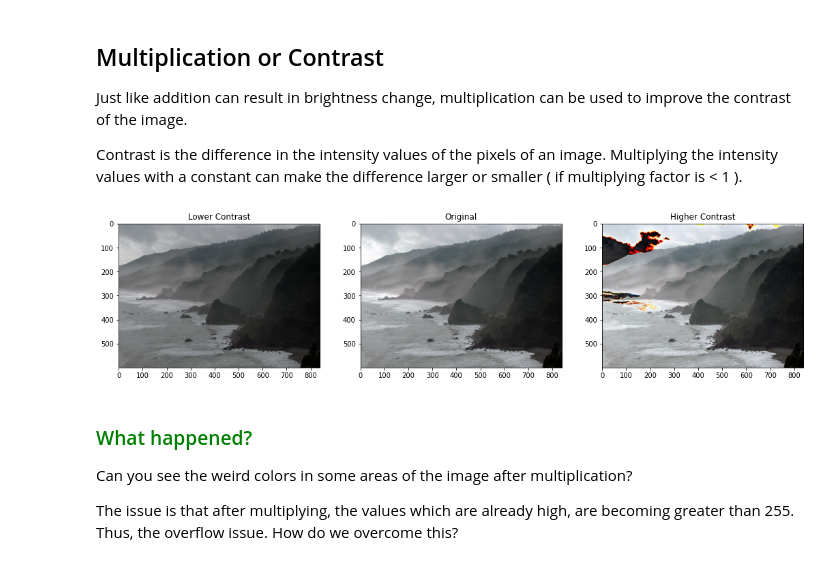
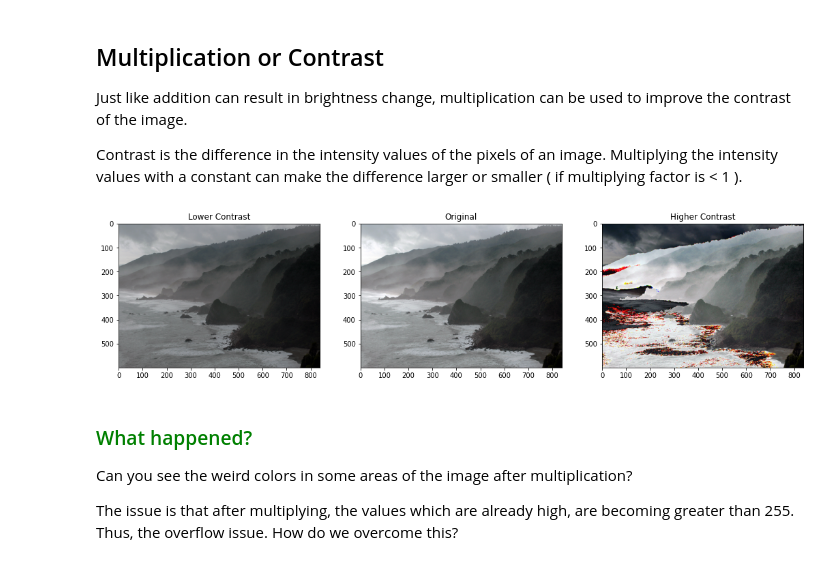
Before and after one commit to rcanzlovar/Jupyterdocs, a Jupyter notebook: openCV_04_Basic_Image_Enhancement_Mathematical_Operations.ipynb, the cells around one changed output. Saved outputs shown, nothing was run; the diff lists cells and outputs as text; code cells hidden in the pictures.

```diff
--- a/openCV_04_Basic_Image_Enhancement_Mathematical_Operations.ipynb
+++ b/openCV_04_Basic_Image_Enhancement_Mathematical_Operations.ipynb
@@ -1,20 +1,27 @@
 # %% [markdown]
 <a href="https://colab.research.google.com/github/rcanzlovar/Jupyterdocs/blob/master/openCV_04_Basic_Image_Enhancement_Mathematical_Operations.ipynb" target="_parent"><img src="https://colab.research.google.com/assets/colab-badge.svg" alt="Open In Colab"/></a>
 # %%
-import os
+#import os
+from os import listdir,makedirs
+from os.path import isfile, join
+
 from google.colab import drive
 
-mysubdir = 'opencv'
+myworkdir = 'opencv'
+
+googleroot = '/content/drive'
 # This will ask you to go to a link and get an authorization code
 # to let the coviddata folder get synced to your Google Drive
-drive.mount('/content/drive')
+drive.mount(googleroot)
 
-!if [ ! -d '/content/drive/My Drive/'+mysubdir  ] ;  then  mkdir '/content/drive/My\ Drive/'+mysubdir   ; echo "made "+mysubdir+" dir on drive"; fi
-dir = '/content/drive/My Drive/opencv/'
+driveroot = googleroot + "/My Drive"
+dir = mypath = driveroot + "/" + myworkdir + "/"
 
+try:
+    makedirs(mypath, exist_ok=True)
+except OSError as error:
+    print(error)
 
+onlyfiles = [f for f in listdir(dir) if isfile(join(dir, f))]
 
-from os import listdir
-from os.path import isfile, join
-onlyfiles = [f for f in listdir(dir) if isfile(join(dir, f))]
-print (onlyfiles)
+print('\n'.join(map(str, onlyfiles)))
@@ -103,18 +91,18 @@ Just like addition can result in brightness change, multiplication can be used t
 Contrast is the difference in the intensity values of the pixels of an image. Multiplying the intensity values with a constant can make the difference larger or smaller ( if multiplying factor is < 1 ).
 # %%
 matrix1 = np.ones(img_rgb.shape) * .8
-matrix2 = np.ones(img_rgb.shape) * 1.2
+matrix2 = np.ones(img_rgb.shape) * 1.6
 
 img_rgb_darker   = np.uint8(cv2.multiply(np.float64(img_rgb), matrix1))
 img_rgb_brighter = np.uint8(cv2.multiply(np.float64(img_rgb), matrix2))
 
 # Show the images
 plt.figure(figsize=[18,5])
 plt.subplot(131); plt.imshow(img_rgb_darker);  plt.title("Lower Contrast");
 plt.subplot(132); plt.imshow(img_rgb);         plt.title("Original");
 plt.subplot(133); plt.imshow(img_rgb_brighter);plt.title("Higher Contrast");
 # %% [output]
-[figure, old version]
+[figure, new version]
 # %% [markdown]
 ### <font color="green">What happened?</font>
 Can you see the weird colors in some areas of the image after multiplication?
```
Also changed, not shown: parts of 9 cells of this notebook.
